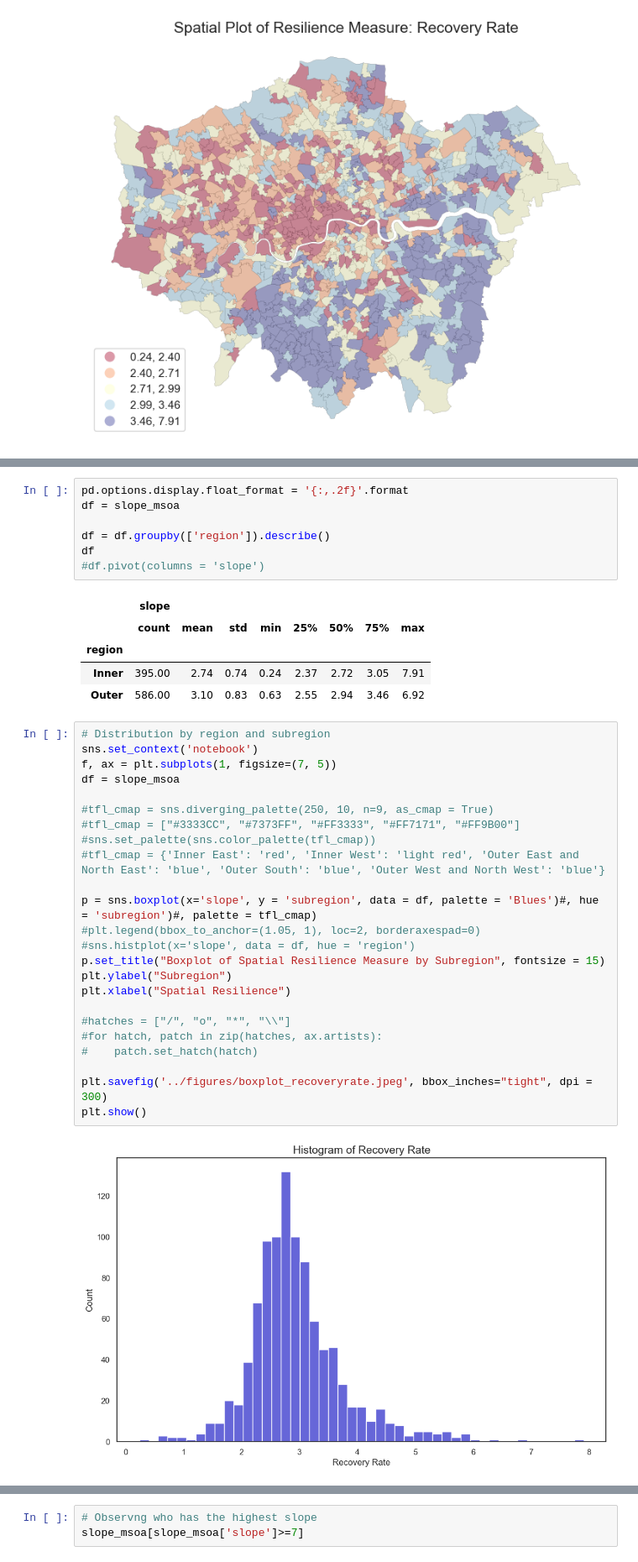
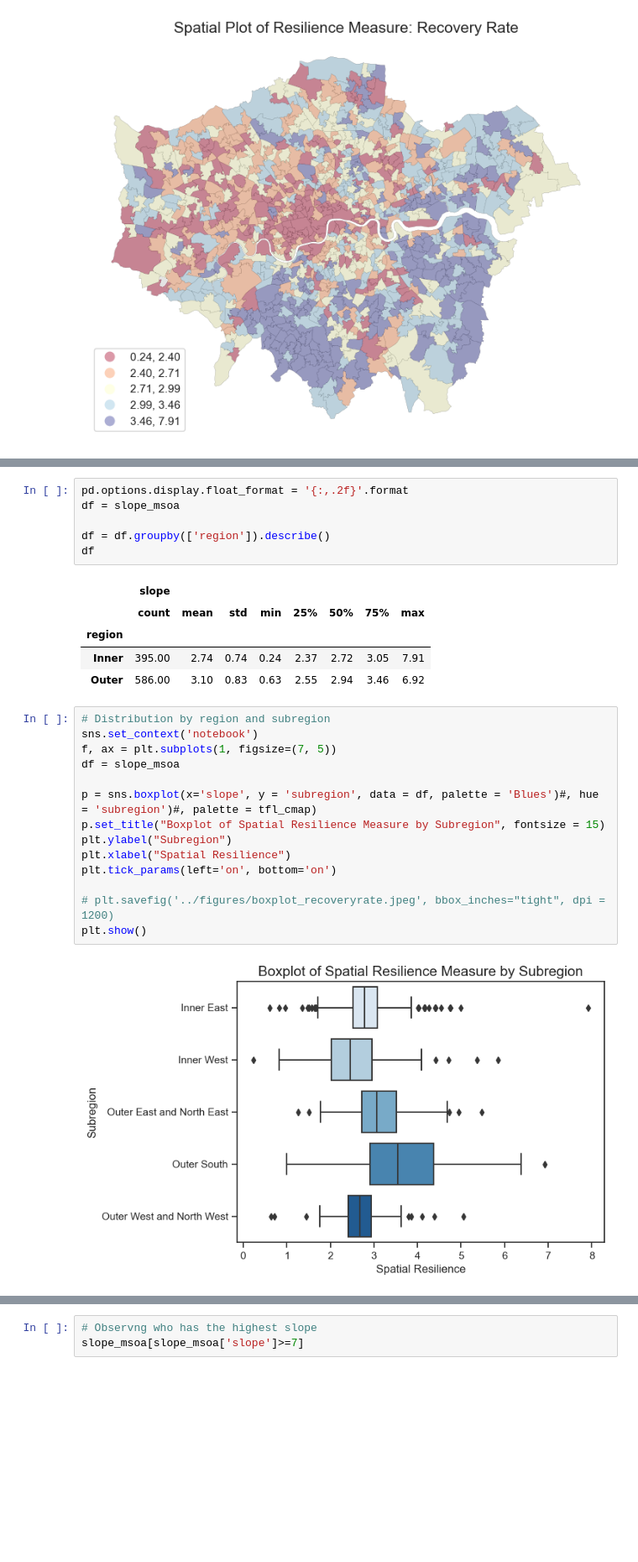
Before and after one commit to divyasharma-git/spatial-resilience, a Jupyter notebook: 01-recoveryrate.ipynb, the cells around one changed output, grey strips where cells are left out. Shown at 84% size. Cells and saved outputs as stored; diff of their text form; blank space fills up the shorter version.

```diff
--- a/01-recoveryrate.ipynb
+++ b/01-recoveryrate.ipynb
@@ -493,7 +531,6 @@ df = slope_msoa
 
 df = df.groupby(['region']).describe()
 df
-#df.pivot(columns = 'slope')
 # %% [output]
 |  | slope |  |  |  |  |  |  |  |
 |  | count | mean | std | min | 25% | 50% | 75% | max |
@@ -503,26 +540,16 @@ df
 # %%
 # Distribution by region and subregion
 sns.set_context('notebook')
 f, ax = plt.subplots(1, figsize=(7, 5))
 df = slope_msoa
 
-#tfl_cmap = sns.diverging_palette(250, 10, n=9, as_cmap = True)
-#tfl_cmap = ["#3333CC", "#7373FF", "#FF3333", "#FF7171", "#FF9B00"]
-#sns.set_palette(sns.color_palette(tfl_cmap))
-#tfl_cmap = {'Inner East': 'red', 'Inner West': 'light red', 'Outer East and North East': 'blue', 'Outer South': 'blue', 'Outer West and North West': 'blue'}
-
 p = sns.boxplot(x='slope', y = 'subregion', data = df, palette = 'Blues')#, hue = 'subregion')#, palette = tfl_cmap)
-#plt.legend(bbox_to_anchor=(1.05, 1), loc=2, borderaxespad=0)
-#sns.histplot(x='slope', data = df, hue = 'region')
 p.set_title("Boxplot of Spatial Resilience Measure by Subregion", fontsize = 15)
 plt.ylabel("Subregion")
 plt.xlabel("Spatial Resilience")
+plt.tick_params(left='on', bottom='on')
 
-#hatches = ["/", "o", "*", "\\"]
-#for hatch, patch in zip(hatches, ax.artists):
-#    patch.set_hatch(hatch)
-
-plt.savefig('../figures/boxplot_recoveryrate.jpeg', bbox_inches="tight", dpi = 300)
+# plt.savefig('../figures/boxplot_recoveryrate.jpeg', bbox_inches="tight", dpi = 1200)
 plt.show()
 # %% [output]
-[figure, old version]
+[figure, new version]
```
Also changed, not shown: parts of 5 cells of this notebook, 1 other file.
